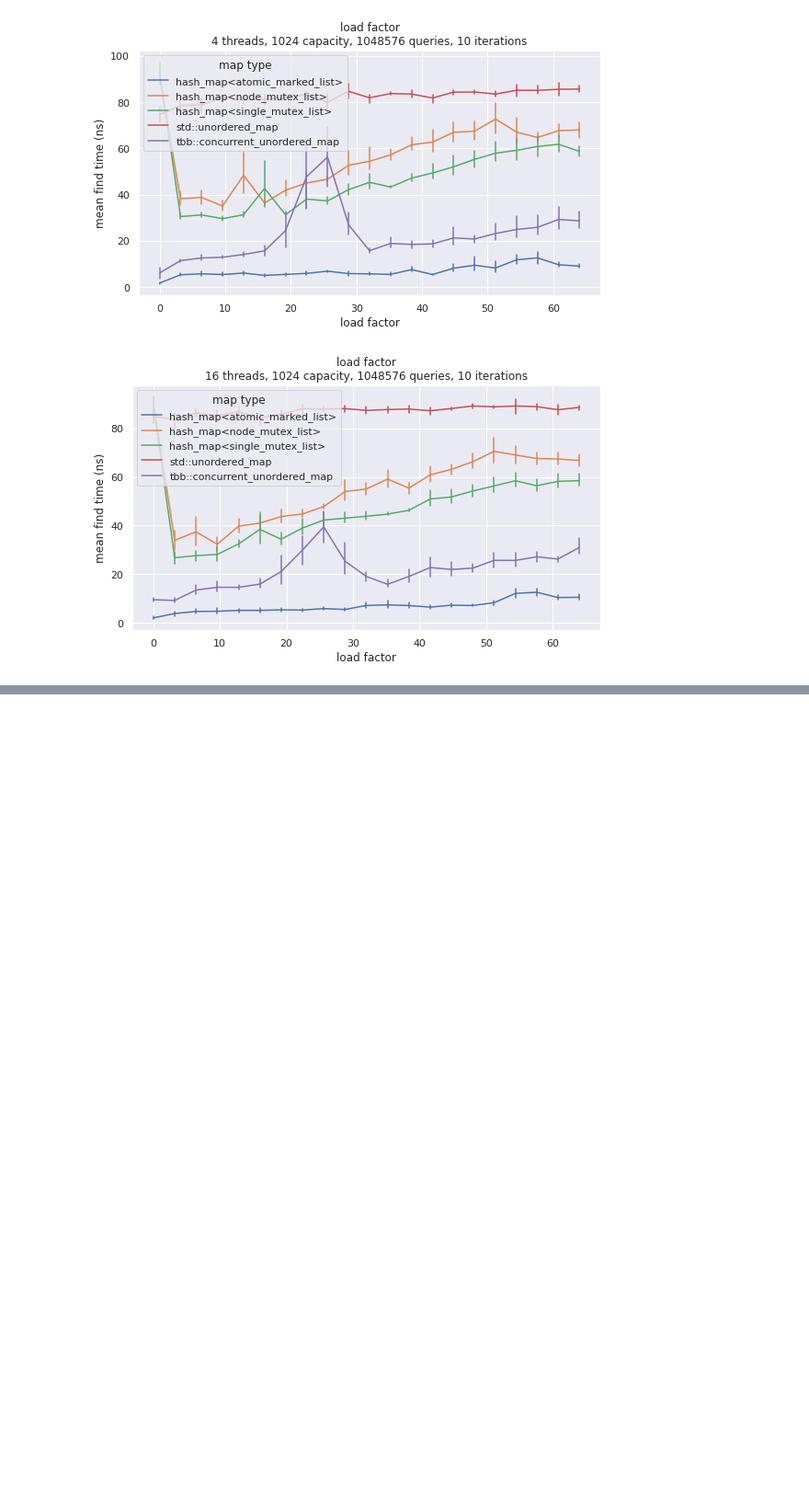
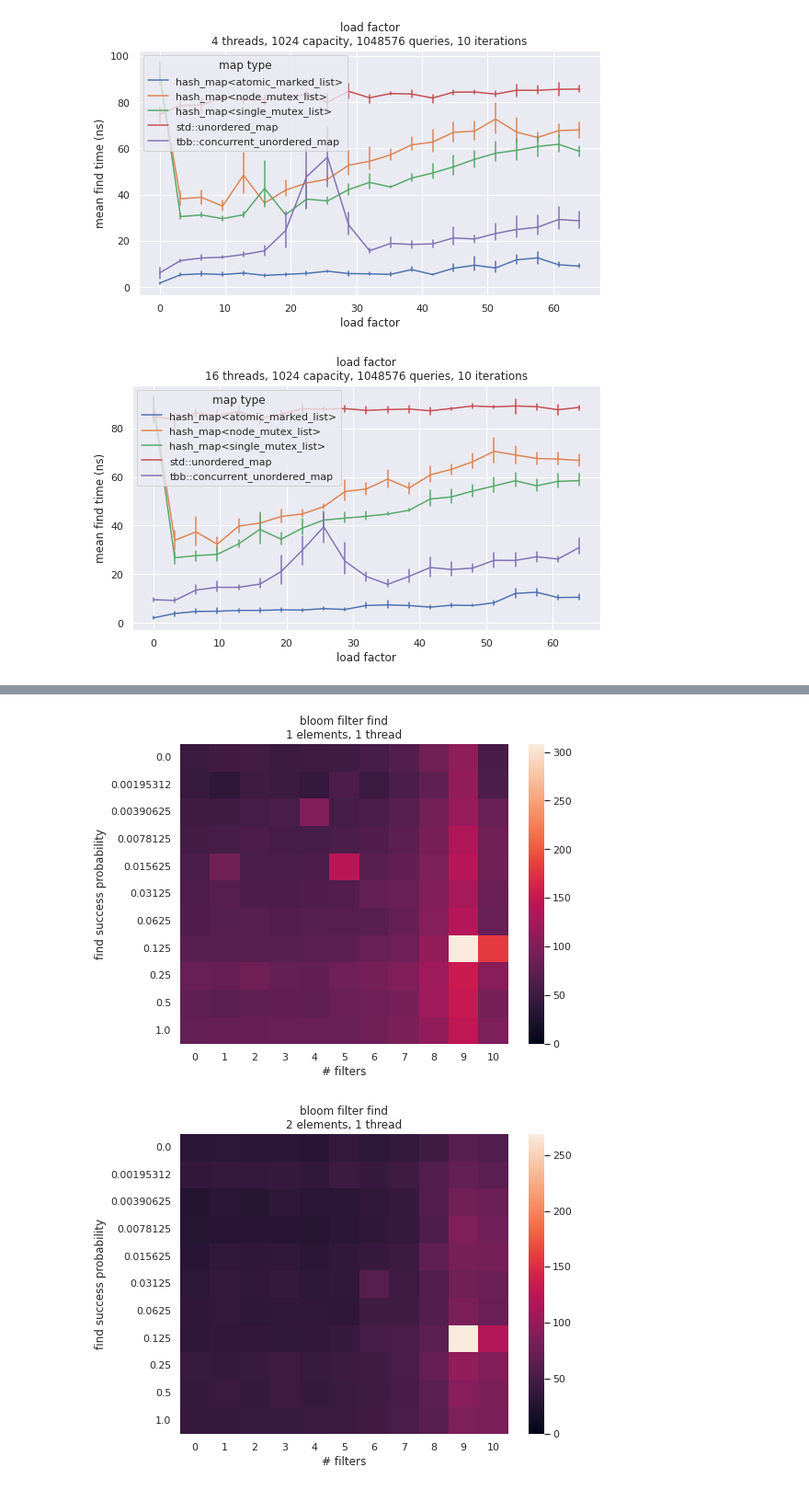
Before and after one commit to jonasspinner/21wt-lab-efficient-parallel-cpp, a Jupyter notebook: exercise5/eval/Evaluation.ipynb, the cells around one changed output, grey strips where cells are left out. Shown at 92% size. Saved outputs shown, nothing was run; the diff lists cells and outputs as text; code cells hidden in the pictures; blank space fills up the shorter version.

```diff
--- a/exercise5/eval/Evaluation.ipynb
+++ b/exercise5/eval/Evaluation.ipynb
@@ -168,0 +225,26 @@ plot_05(get_data("H*_load_factor.csv"), "load factor")
+# %%
+def plot_08(df):
+    num_filters_v = list(sorted(df["num_filters"].unique()))
+    num_elements_v = list(sorted(df["num_elements"].unique()))
+    find_success_probability_v = list(sorted(df["find_success_probability"].unique()))
+
+
+    for num_elements in num_elements_v:
+
+        t = np.zeros((len(num_filters_v),len(find_success_probability_v)))
+
+        for i, num_filters in enumerate(num_filters_v):
+            for j, find_success_probability in enumerate(find_success_probability_v):
+                t[i, j] = df.loc[(df["num_elements"] == num_elements) & (np.abs(df["find_success_probability"] - find_success_probability) < 1e-6) & (df["num_threads"] == 1) & (df["num_filters"] == num_filters), "time_per_num_queries_and_num_elements"].sum()
+
+        fig, ax = plt.subplots(figsize=(8, 6))
+        sns.heatmap(t, xticklabels=num_filters_v, yticklabels=find_success_probability_v, vmin=0)
+        ax.set_xlabel("# filters")
+        ax.set_ylabel("find success probability")
+        ax.set_title(f"bloom filter find\n{num_elements} elements, {num_threads} thread")
+        plt.show()
+
+plot_08(get_data("BF*_find.csv"))
+# %% [output]
+[figure, added]
+[figure, added]
```
Also changed, not shown: parts of 4 cells of this notebook, 26 other files.
